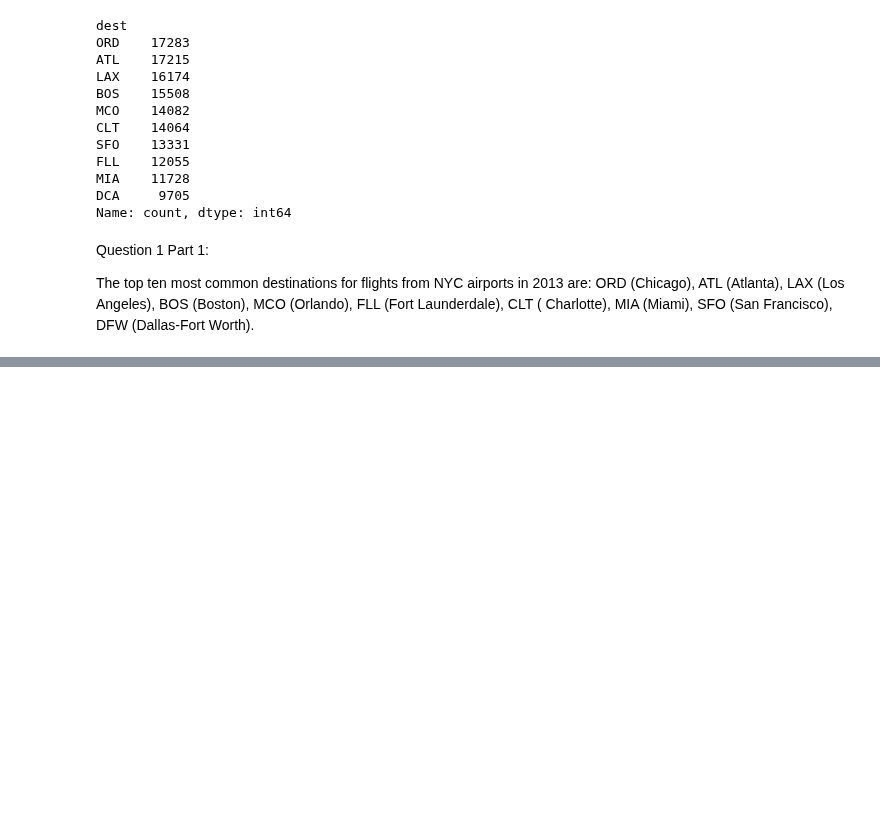
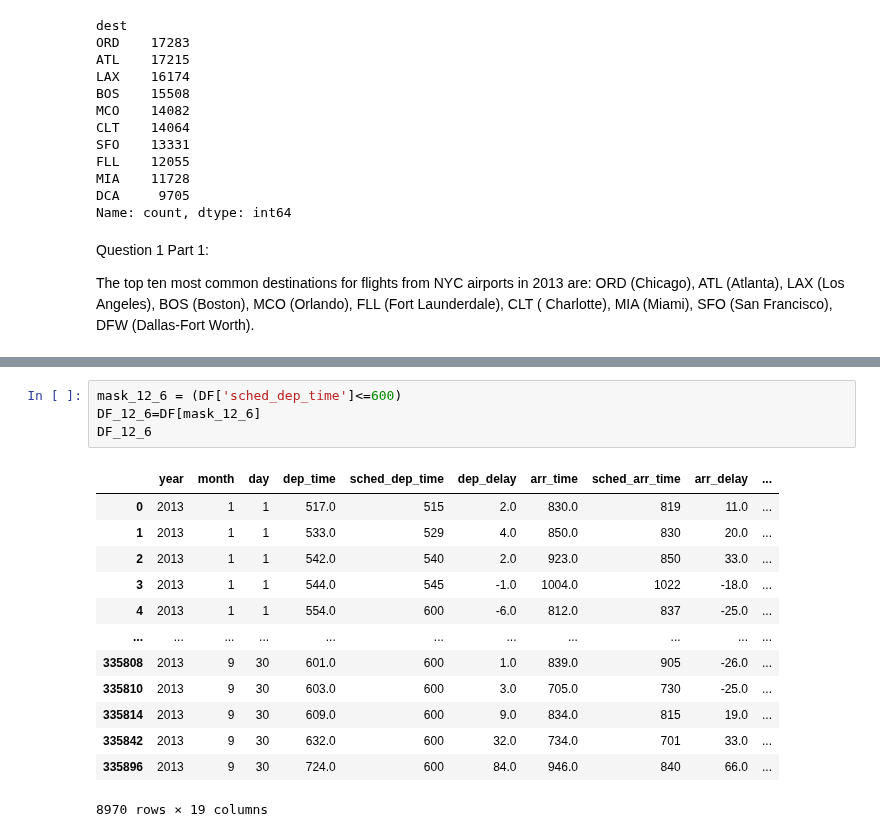
Before and after one commit to ehernandez0904/Data-101-Fall-2025, a Jupyter notebook: Exam2.ipynb, the cells around one changed output, grey strips where cells are left out. Saved outputs shown, nothing was run; the diff lists cells and outputs as text; blank space fills up the shorter version.

```diff
--- a/Exam2.ipynb
+++ b/Exam2.ipynb
@@ -112,0 +252,18 @@ NameError: name 'flights' is not defined
+# %%
+mask_12_6 = (DF['sched_dep_time']<=600)
+DF_12_6=DF[mask_12_6]
+DF_12_6
+# %% [output]
+|  | year | month | day | dep_time | sched_dep_time | dep_delay | arr_time | sched_arr_time | arr_delay | ... |
+| 0 | 2013 | 1 | 1 | 517.0 | 515 | 2.0 | 830.0 | 819 | 11.0 | ... |
+| 1 | 2013 | 1 | 1 | 533.0 | 529 | 4.0 | 850.0 | 830 | 20.0 | ... |
+| 2 | 2013 | 1 | 1 | 542.0 | 540 | 2.0 | 923.0 | 850 | 33.0 | ... |
+| 3 | 2013 | 1 | 1 | 544.0 | 545 | -1.0 | 1004.0 | 1022 | -18.0 | ... |
+| 4 | 2013 | 1 | 1 | 554.0 | 600 | -6.0 | 812.0 | 837 | -25.0 | ... |
+| ... | ... | ... | ... | ... | ... | ... | ... | ... | ... | ... |
+| 335808 | 2013 | 9 | 30 | 601.0 | 600 | 1.0 | 839.0 | 905 | -26.0 | ... |
+| 335810 | 2013 | 9 | 30 | 603.0 | 600 | 3.0 | 705.0 | 730 | -25.0 | ... |
+| 335814 | 2013 | 9 | 30 | 609.0 | 600 | 9.0 | 834.0 | 815 | 19.0 | ... |
+| 335842 | 2013 | 9 | 30 | 632.0 | 600 | 32.0 | 734.0 | 701 | 33.0 | ... |
+| 335896 | 2013 | 9 | 30 | 724.0 | 600 | 84.0 | 946.0 | 840 | 66.0 | ... |
+8970 rows × 19 columns
```
Also changed, not shown: parts of 18 cells of this notebook.
